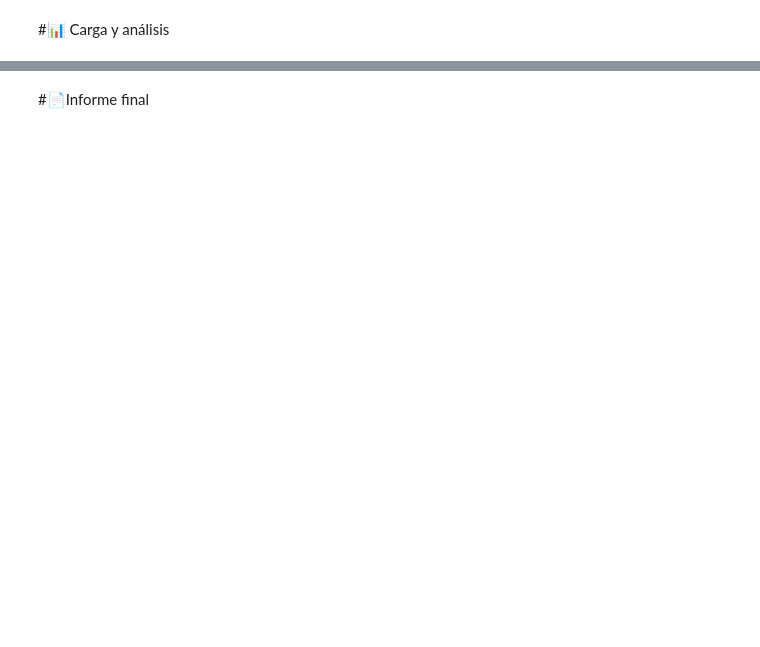
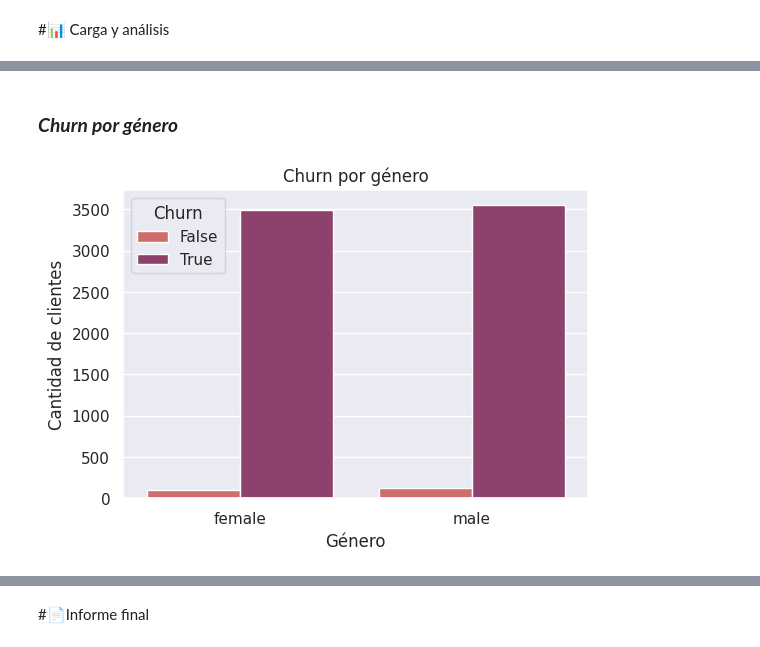
Before and after one commit to leriverah/Challenge-Telecom-X, a Jupyter notebook: TelecomX_LATAM.ipynb, the cells around one changed output, grey strips where cells are left out. Cells and saved outputs as stored; diff of their text form; code cells hidden in the pictures; blank space fills up the shorter version.

```diff
--- a/TelecomX_LATAM.ipynb
+++ b/TelecomX_LATAM.ipynb
@@ -115,0 +178,15 @@ memory usage: 234.3+ KB
+# %% [markdown]
+###  ***Churn por género***
+# %%
+datos_c['Churn'] = datos['Churn']
+
+fig, ax = plt.subplots(figsize=(6, 4))
+
+sns.countplot(x='gender', hue='Churn', data=datos_c, palette='flare', ax=ax)
+ax.set_title('Churn por género')
+ax.set_xlabel('Género')
+ax.set_ylabel('Cantidad de clientes')
+ax.legend(title='Churn')
+plt.show() # Add plt.show() to display the plot
+# %% [output]
+[figure, added]
```
Also changed, not shown: parts of 17 cells of this notebook.
